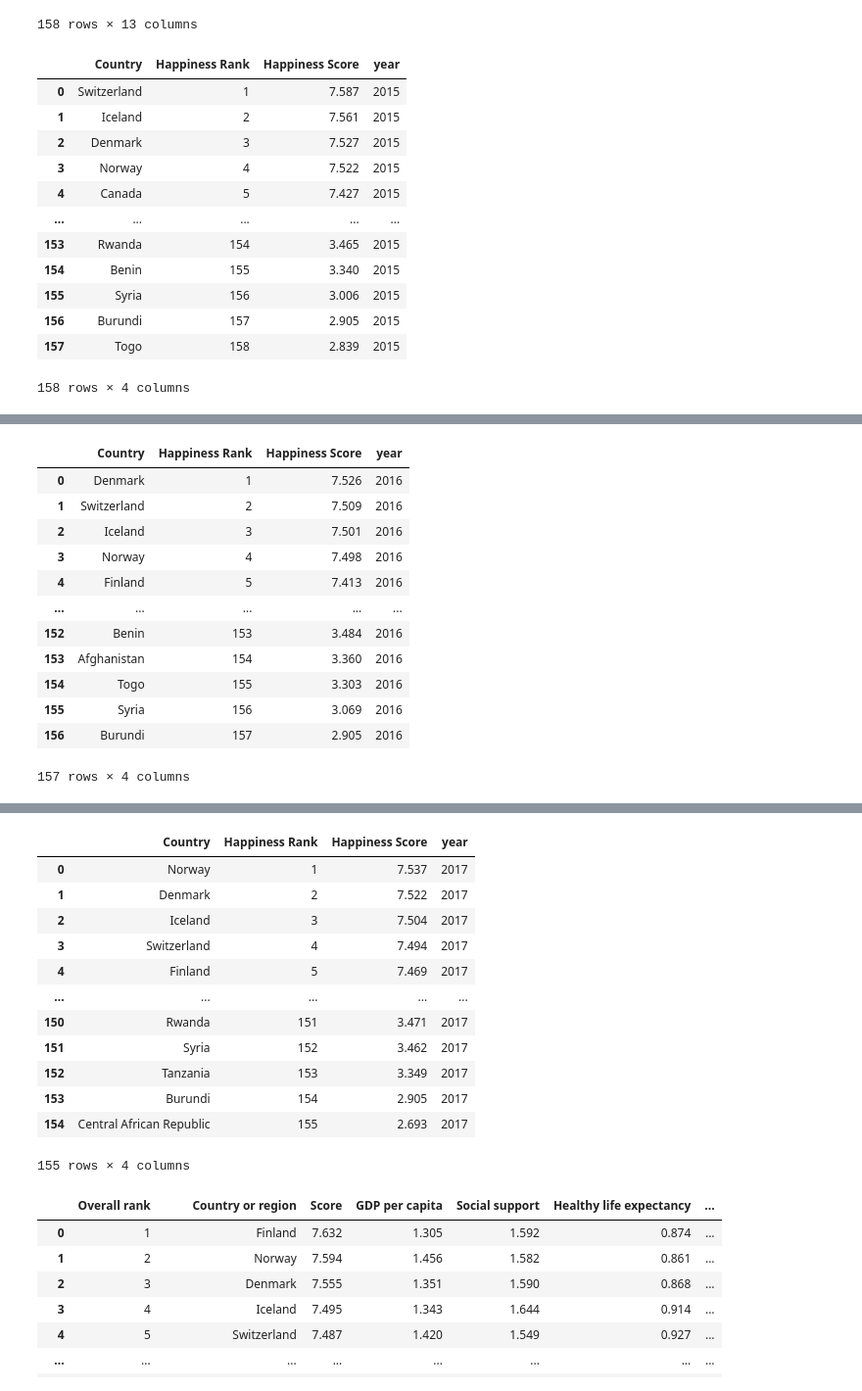
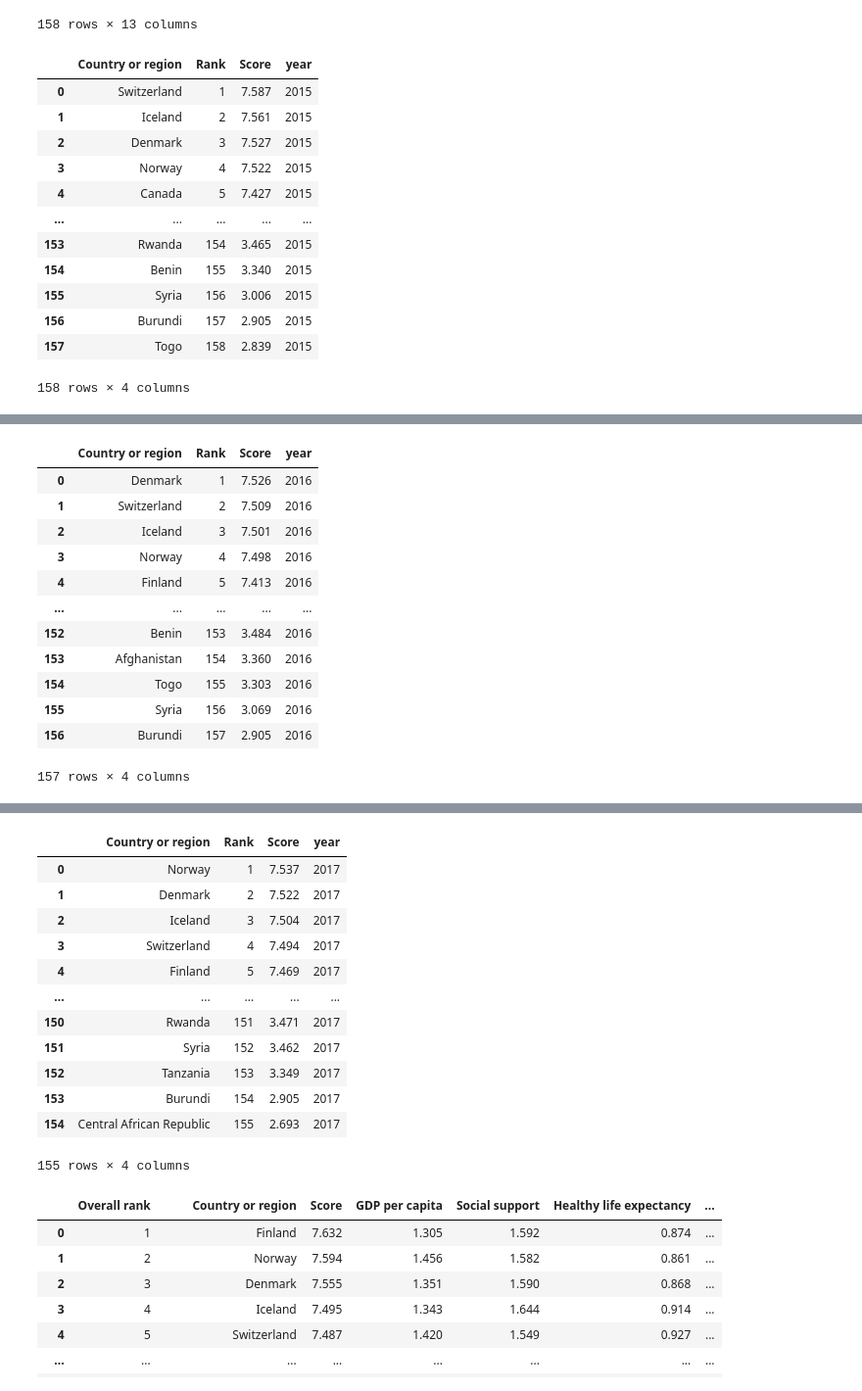
Before and after one commit to littlewhitecatdoge/Worldwide_Happiness_Report-data-visualation, a Jupyter notebook: data/clean.ipynb, the cells around one changed output, grey strips where cells are left out. Shown: that part at 98% size. Drawn from its saved outputs; the diff is of its cells as text; code cells hidden in the pictures.

```diff
--- a/data/clean.ipynb
+++ b/data/clean.ipynb
@@ -20,10 +20,10 @@ df2015
 158 rows × 13 columns
 # %%
 df2015=df2015[["Country","Happiness Rank","Happiness Score","year"]]
-df2015.columns=["Country","Happiness Rank","Happiness Score","year"]
+df2015.columns=["Country or region","Rank","Score","year"]
 df2015
 # %% [output]
-|  | Country | Happiness Rank | Happiness Score | year |
+|  | Country or region | Rank | Score | year |
 | 0 | Switzerland | 1 | 7.587 | 2015 |
 | 1 | Iceland | 2 | 7.561 | 2015 |
 | 2 | Denmark | 3 | 7.527 | 2015 |
@@ -56,10 +56,10 @@ df2016
 157 rows × 14 columns
 # %%
 df2016=df2016[["Country","Happiness Rank","Happiness Score","year"]]
-df2016.columns=["Country","Happiness Rank","Happiness Score","year"]
+df2016.columns=["Country or region","Rank","Score","year"]
 df2016
 # %% [output]
-|  | Country | Happiness Rank | Happiness Score | year |
+|  | Country or region | Rank | Score | year |
 | 0 | Denmark | 1 | 7.526 | 2016 |
 | 1 | Switzerland | 2 | 7.509 | 2016 |
 | 2 | Iceland | 3 | 7.501 | 2016 |
@@ -92,10 +92,10 @@ df2017
 155 rows × 13 columns
 # %%
 df2017=df2017[["Country","Happiness.Rank","Happiness.Score","year"]]
-df2017.columns=["Country","Happiness Rank","Happiness Score","year"]
+df2017.columns=["Country or region","Rank","Score","year"]
 df2017
 # %% [output]
-|  | Country | Happiness Rank | Happiness Score | year |
+|  | Country or region | Rank | Score | year |
 | 0 | Norway | 1 | 7.537 | 2017 |
 | 1 | Denmark | 2 | 7.522 | 2017 |
 | 2 | Iceland | 3 | 7.504 | 2017 |
```
Also changed, not shown: parts of 4 cells of this notebook, 2 other files.
